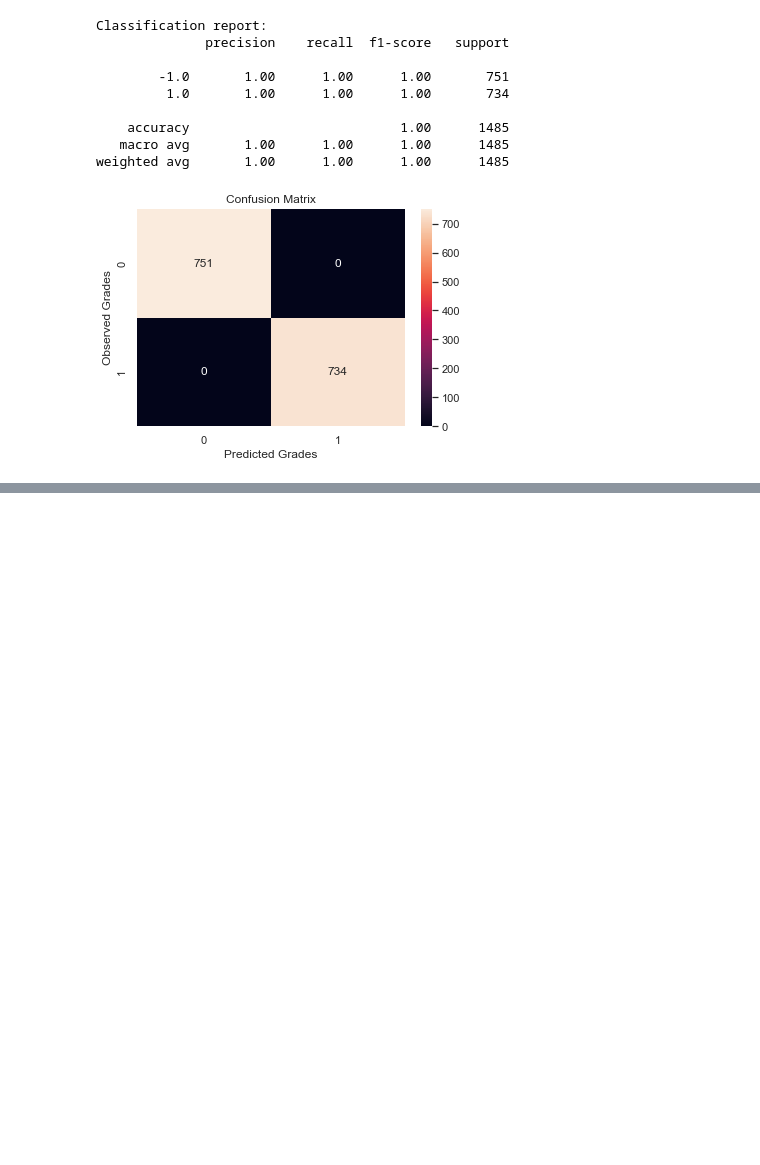
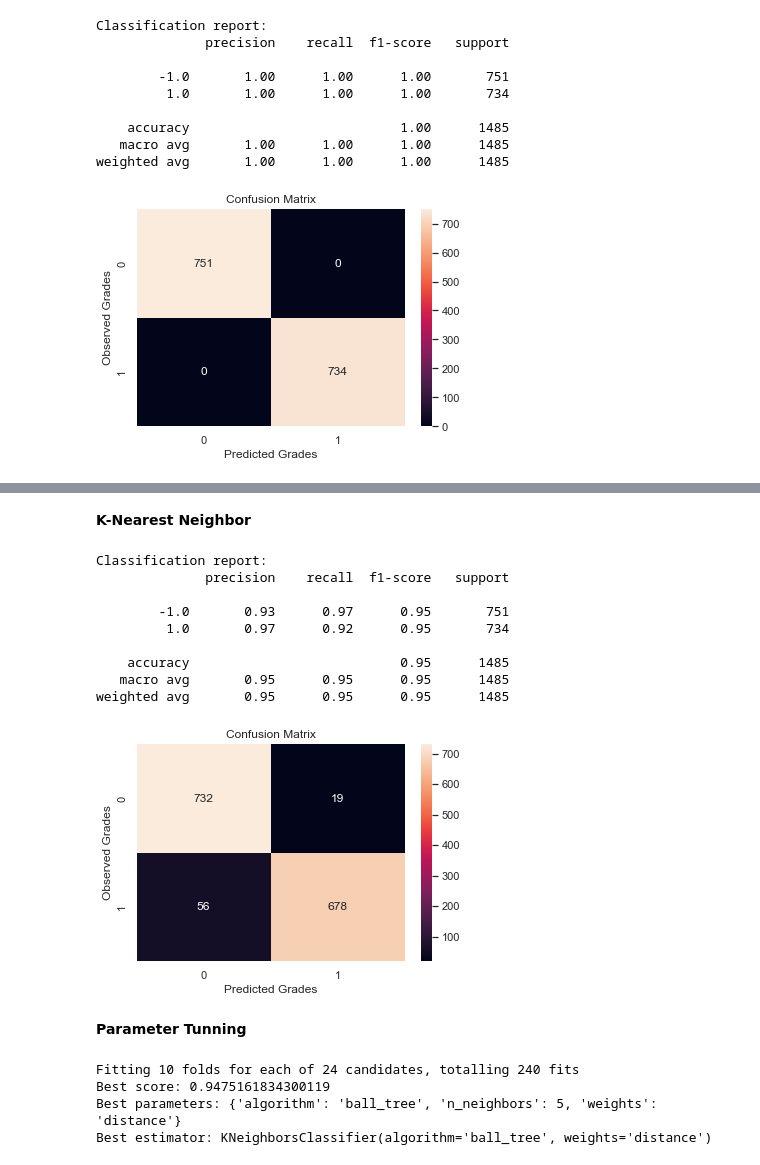
Before and after one commit to GustavoSena/AC-FEUP, a Jupyter notebook: LoadDataset.ipynb, the cells around one changed output, grey strips where cells are left out. Saved outputs shown, nothing was run; the diff lists cells and outputs as text; code cells hidden in the pictures; blank space fills up the shorter version.

```diff
--- a/LoadDataset.ipynb
+++ b/LoadDataset.ipynb
@@ -489,0 +550,58 @@ weighted avg       1.00      1.00      1.00      1485
+# %% [markdown]
+**K-Nearest Neighbor**
+# %%
+knn = KNeighborsClassifier()
+
+knn.fit(X_train, y_train)
+knn_prediction = knn.predict(X_test)
+
+knn_classification_report = classification_report(y_test, knn_prediction, output_dict=True)
+
+print(f"Classification report:\n{classification_report(y_test, knn_prediction, labels=np.unique(y_train))}\n")
+
+sb.set(font_scale=1.0)
+
+ax = plt.subplot()
+
+confusion_matrix_knn = confusion_matrix(y_test, knn_prediction)
+
+sb.heatmap(confusion_matrix_knn, annot=True, ax=ax, fmt="g")
+
+ax.set_xlabel('Predicted Grades');
+ax.set_ylabel('Observed Grades');
+ax.set_title('Confusion Matrix');
+plt.show()
+# %% [output]
+Classification report:
+              precision    recall  f1-score   support
+
+        -1.0       0.93      0.97      0.95       751
+         1.0       0.97      0.92      0.95       734
+
+    accuracy                           0.95      1485
+   macro avg       0.95      0.95      0.95      1485
+weighted avg       0.95      0.95      0.95      1485
+[figure, added]
+# %% [markdown]
+**Parameter Tunning**
+# %%
+parameter_grid = {'n_neighbors': [5,10,15,20],
+                  'weights': ['uniform', 'distance'],
+                  'algorithm': ['ball_tree', 'kd_tree', 'brute']}
+
+grid_search = GridSearchCV(KNeighborsClassifier(),
+                           param_grid=parameter_grid,
+                           scoring='precision_weighted',
+                           cv=10,
+                           n_jobs=3,
+                           verbose=4)
+
+grid_search.fit(X_train, y_train)
+print(f"Best score: {grid_search.best_score_}")
+print(f"Best parameters: {grid_search.best_params_}")
+print(f"Best estimator: {grid_search.best_estimator_}")
+# %% [output]
+Fitting 10 folds for each of 24 candidates, totalling 240 fits
+Best score: 0.9475161834300119
+Best parameters: {'algorithm': 'ball_tree', 'n_neighbors': 5, 'weights': 'distance'}
+Best estimator: KNeighborsClassifier(algorithm='ball_tree', weights='distance')
```
Also changed, not shown: parts of 17 cells of this notebook.
